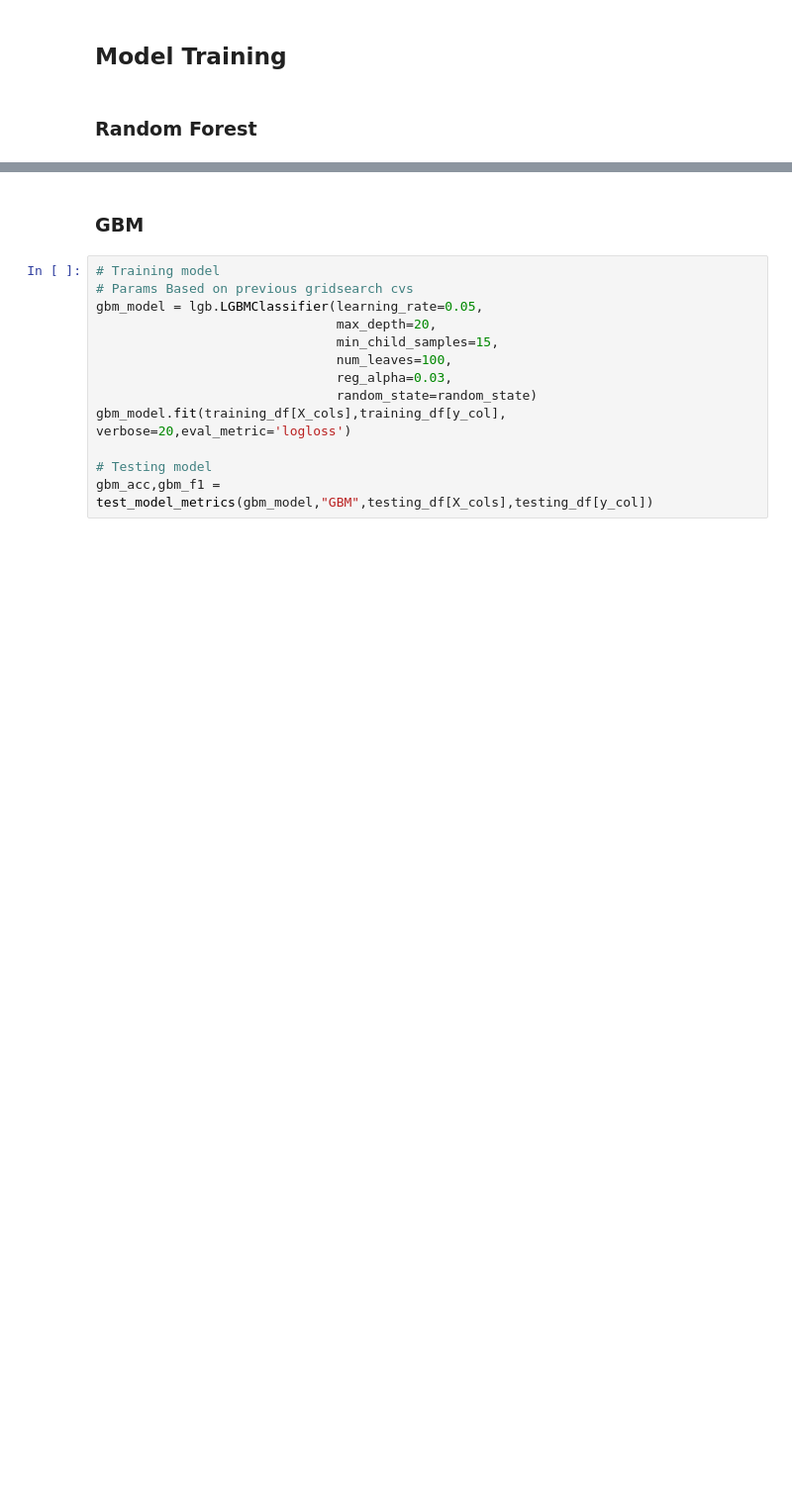
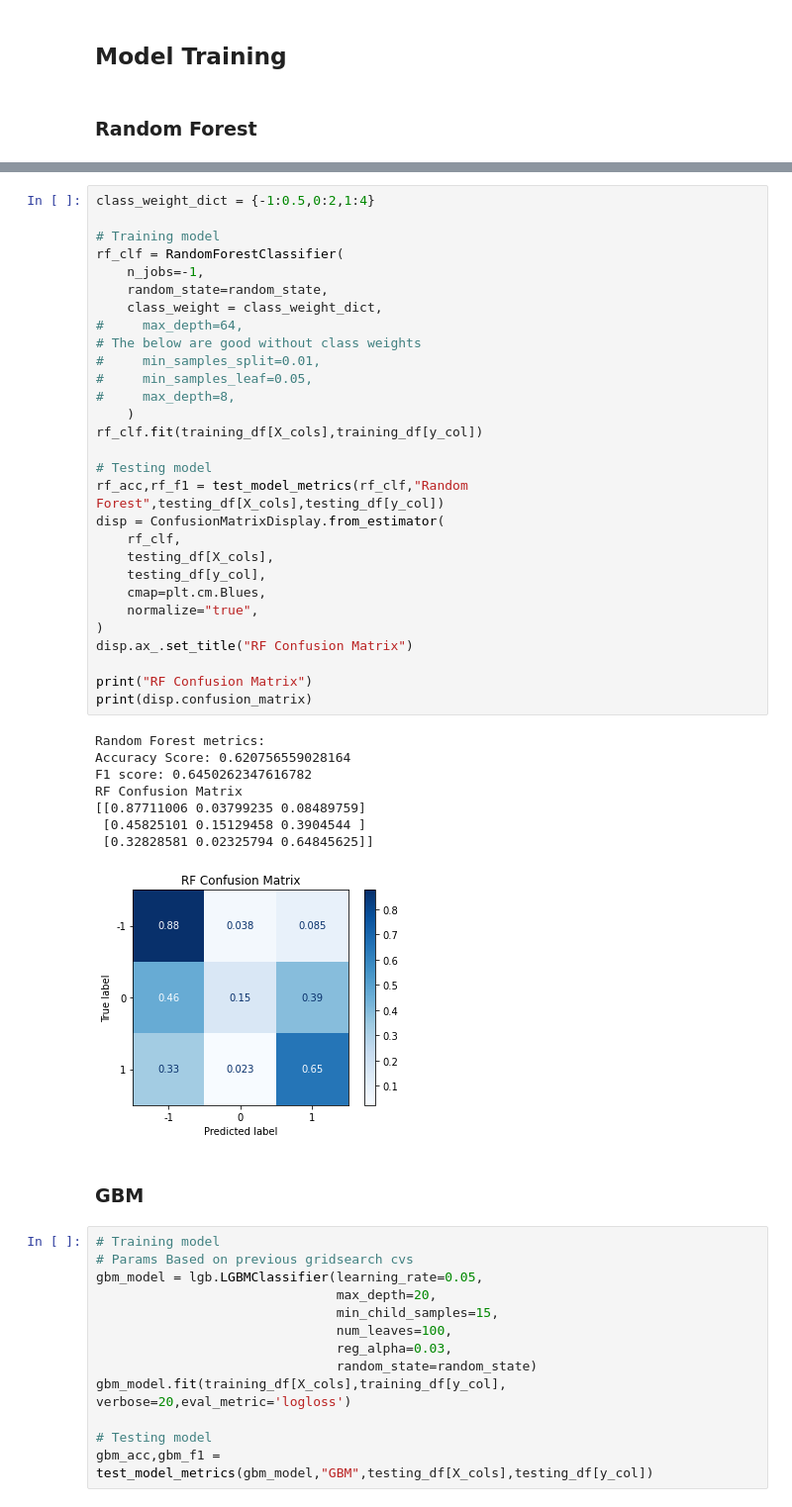
Before and after one commit to Jmete/youtube-dislikes, a Jupyter notebook: notebooks/model_training_tests.ipynb, the cells around one changed output, grey strips where cells are left out. Shown: that part at 99% size. Drawn from its saved outputs; the diff is of its cells as text; blank space fills up the shorter version.

```diff
--- a/notebooks/model_training_tests.ipynb
+++ b/notebooks/model_training_tests.ipynb
@@ -228,3 +233,41 @@ RF Confusion Matrix-Scaled
+# %%
+class_weight_dict = {-1:0.5,0:2,1:4}
+
+# Training model
+rf_clf = RandomForestClassifier(
+    n_jobs=-1,
+    random_state=random_state,
+    class_weight = class_weight_dict,
+#     max_depth=64,
+# The below are good without class weights
+#     min_samples_split=0.01,
+#     min_samples_leaf=0.05,
+#     max_depth=8,
+    )
+rf_clf.fit(training_df[X_cols],training_df[y_col])
+
+# Testing model
+rf_acc,rf_f1 = test_model_metrics(rf_clf,"Random Forest",testing_df[X_cols],testing_df[y_col])
+disp = ConfusionMatrixDisplay.from_estimator(
+    rf_clf,
+    testing_df[X_cols],
+    testing_df[y_col],
+    cmap=plt.cm.Blues,
+    normalize="true",
+)
+disp.ax_.set_title("RF Confusion Matrix")
+
+print("RF Confusion Matrix")
+print(disp.confusion_matrix)
+# %% [output]
+Random Forest metrics:
+Accuracy Score: 0.620756559028164
+F1 score: 0.6450262347616782
+RF Confusion Matrix
+[[0.87711006 0.03799235 0.08489759]
+ [0.45825101 0.15129458 0.3904544 ]
+ [0.32828581 0.02325794 0.64845625]]
+[figure, added]
 # %% [markdown]
 ### GBM
 # %%
```
Also changed, not shown: parts of 45 cells of this notebook, 3 other files.
